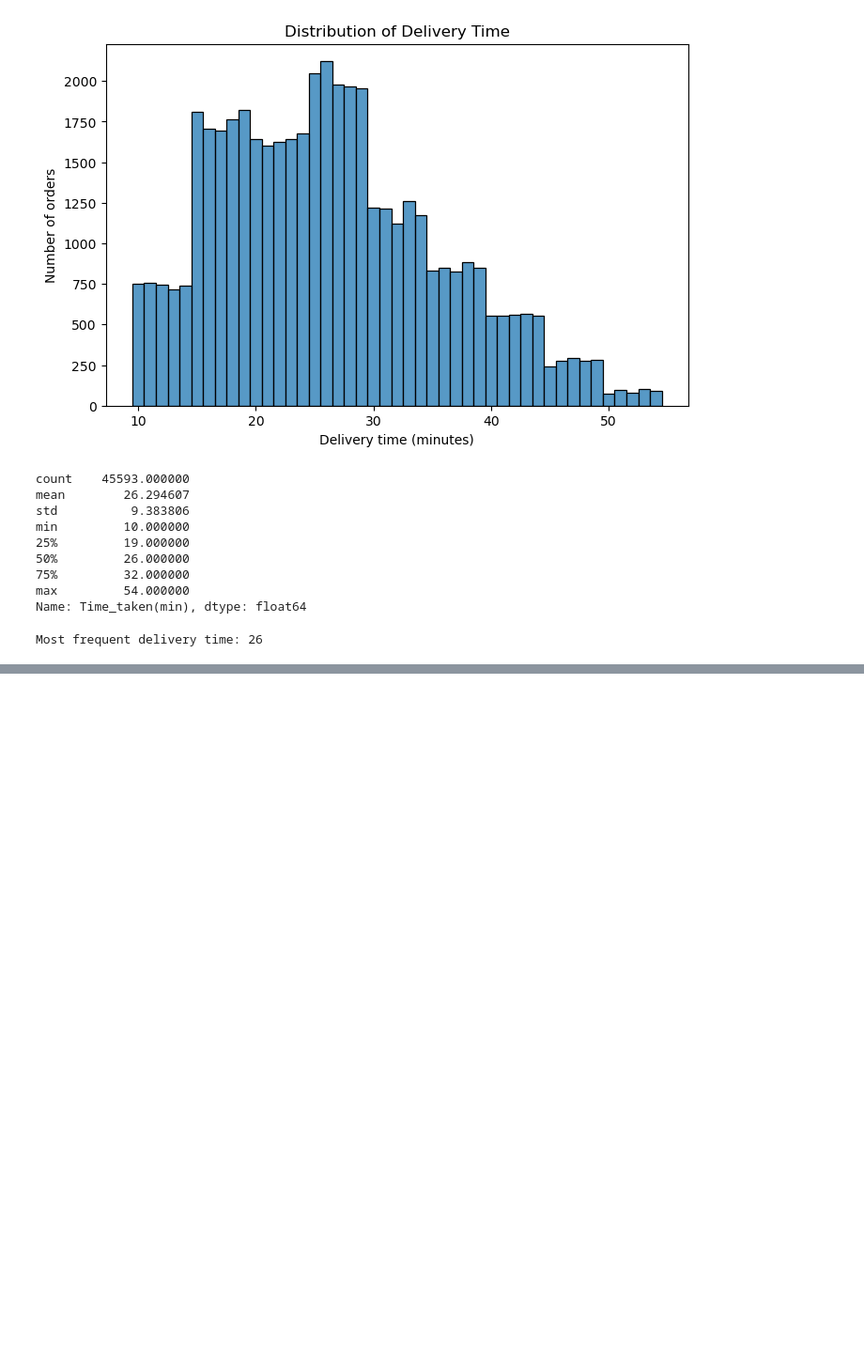
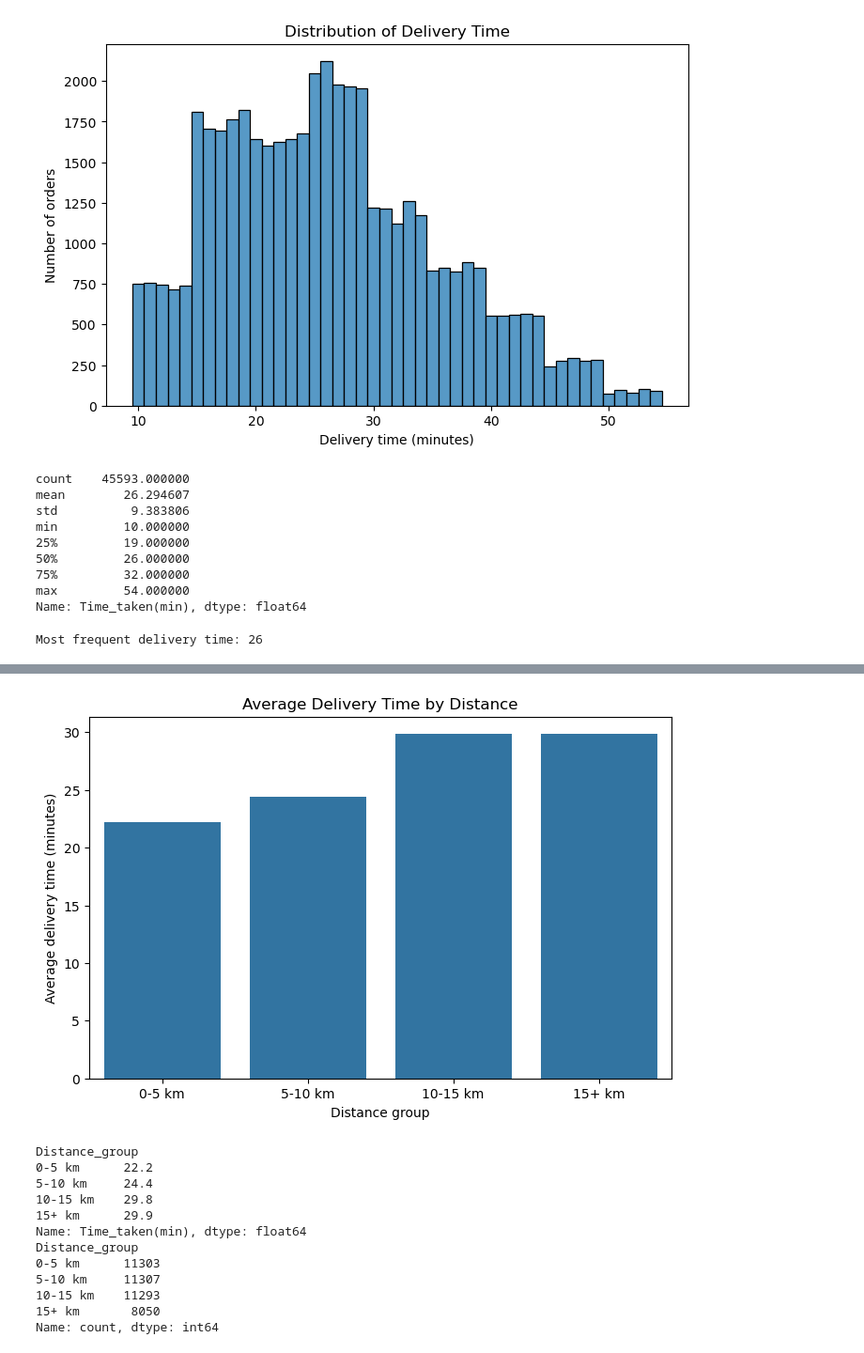
Before and after one commit to Manar-Mohammed8/delivery-time-prediction, a Jupyter notebook: notebook.ipynb, the cells around one changed output, grey strips where cells are left out. Shown at 94% size. Drawn from its saved outputs; the diff is of its cells as text; code cells hidden in the pictures; blank space fills up the shorter version.

```diff
--- a/notebook.ipynb
+++ b/notebook.ipynb
@@ -300,0 +553,7 @@ Most frequent delivery time: 26
+# %%
+df_clean["Order_Date"] = pd.to_datetime(df_clean["Order_Date"], format="%d-%m-%Y")
+df_clean["Time_Orderd"] = pd.to_datetime(df_clean["Time_Orderd"], format="%H:%M:%S")
+df_clean["Time_Order_picked"] = pd.to_datetime(df_clean["Time_Order_picked"], format="%H:%M:%S")
+
+print(df_clean[["Order_Date", "Time_Orderd", "Time_Order_picked"]].dtypes)
+print(df_clean["Time_Orderd"].isna().sum())
@@ -300,0 +762,16 @@ Most frequent delivery time: 26
+# %%
+def haversine_km(lat1, lon1, lat2, lon2):
+    R = 6371  # نصف قطر الأرض بالكيلومتر
+    lat1, lon1, lat2, lon2 = map(np.radians, [lat1, lon1, lat2, lon2])
+    dlat = lat2 - lat1
+    dlon = lon2 - lon1
+    a = np.sin(dlat / 2) ** 2 + np.cos(lat1) * np.cos(lat2) * np.sin(dlon / 2) ** 2
+    return 2 * R * np.arcsin(np.sqrt(a))
+
+df_clean["Distance_km"] = haversine_km(
+    df_clean["Restaurant_latitude"], df_clean["Restaurant_longitude"],
+    df_clean["Delivery_location_latitude"], df_clean["Delivery_location_longitude"]
+)
+
+print(df_clean["Distance_km"].isna().sum())
+print(df_clean["Distance_km"].describe().round(2))
@@ -300,0 +815,35 @@ Most frequent delivery time: 26
+# %%
+df_dist = df_clean.dropna(subset=["Distance_km"]).copy()
+
+df_dist["Distance_group"] = pd.cut(
+    df_dist["Distance_km"],
+    bins=[0, 5, 10, 15, 25],
+    labels=["0-5 km", "5-10 km", "10-15 km", "15+ km"]
+)
+
+avg_by_distance = df_dist.groupby("Distance_group", observed=True)["Time_taken(min)"].mean()
+count_by_distance = df_dist["Distance_group"].value_counts().sort_index()
+
+plt.figure(figsize=(8, 5))
+sns.barplot(x=avg_by_distance.index, y=avg_by_distance.values)
+plt.title("Average Delivery Time by Distance")
+plt.xlabel("Distance group")
+plt.ylabel("Average delivery time (minutes)")
+plt.show()
+
+print(avg_by_distance.round(1))
+print(count_by_distance)
+# %% [output]
+[figure, added]
+Distance_group
+0-5 km      22.2
+5-10 km     24.4
+10-15 km    29.8
+15+ km      29.9
+Name: Time_taken(min), dtype: float64
+Distance_group
+0-5 km      11303
+5-10 km     11307
+10-15 km    11293
+15+ km       8050
+Name: count, dtype: int64
```
Also changed, not shown: parts of 57 cells of this notebook, 2 other files.
